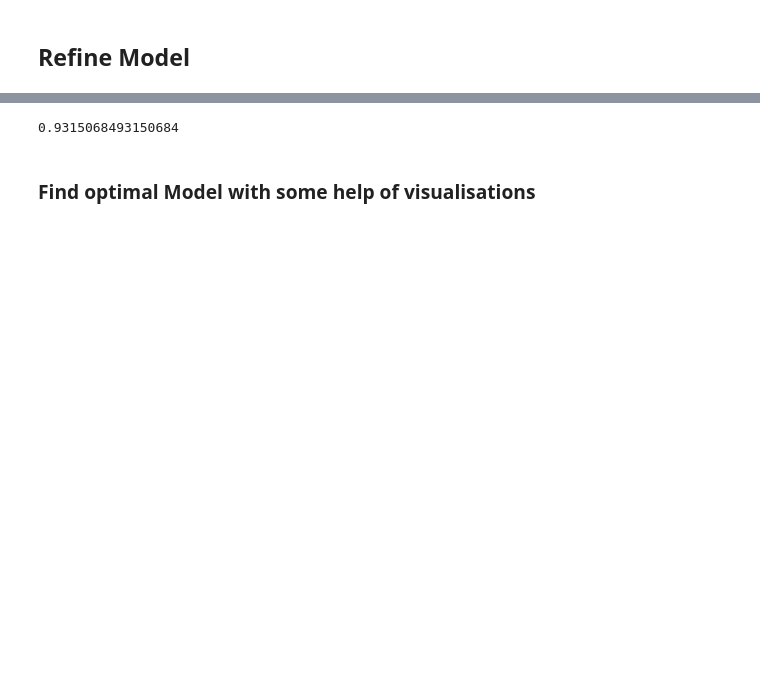
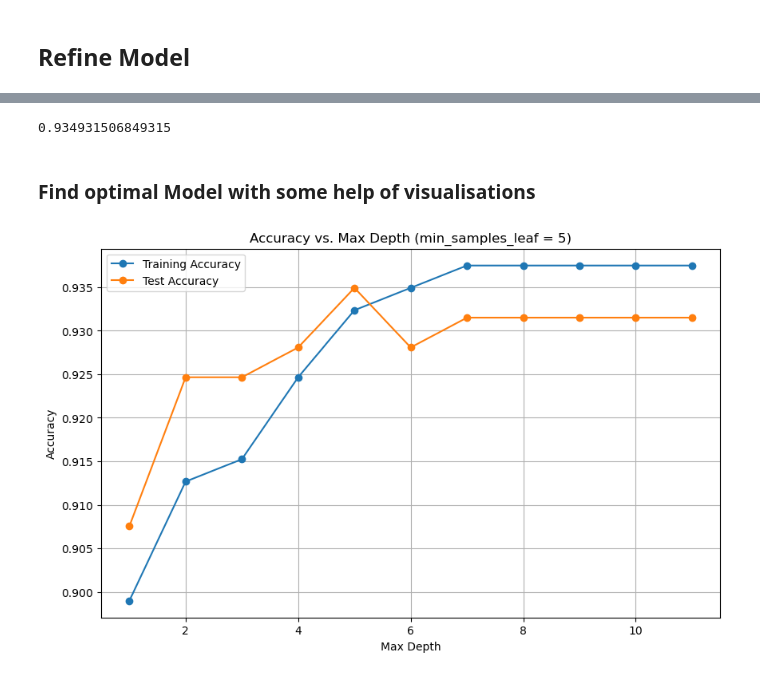
Before and after one commit to MerleSt/HousingPrices, a Jupyter notebook: Notebooks/data_exploration.ipynb, the cells around one changed output, grey strips where cells are left out. Drawn from its saved outputs; the diff is of its cells as text; code cells hidden in the pictures; blank space fills up the shorter version.

```diff
--- a/Notebooks/data_exploration.ipynb
+++ b/Notebooks/data_exploration.ipynb
@@ -237,9 +249,9 @@ accuracy_score(y_true = y_train,
-# %%
-y_pred_tree_test = my_pruned_tree.predict(X_test)
-accuracy_score(y_true = y_test,
-               y_pred = y_pred_tree_test
-              )
-# %% [output]
-0.9315068493150684
+# %%
+y_pred_tree_test = my_pruned_tree.predict(X_test)
+accuracy_score(y_true = y_test,
+               y_pred = y_pred_tree_test
+              )
+# %% [output]
+0.934931506849315
 # %% [markdown]
 ### Find optimal Model with some help of visualisations
@@ -247,0 +258,35 @@ print('This worked!')
+# %%
+columns=['accuracy_train', 'accuracy_test', 'max_depth', 'max_leaf']
+results = pd.DataFrame(columns=columns)
+for i in range(1,12):
+    for j in range(1,12):
+        my_pruned_tree = DecisionTreeClassifier(max_depth=i, min_samples_leaf=j, random_state=42)
+        my_pruned_tree.fit(X = X_train,y = y_train)
+        y_pred_tree_train = my_pruned_tree.predict(X_train)
+        acc_train = accuracy_score(y_true = y_train, y_pred = y_pred_tree_train)
+        y_pred_tree_test = my_pruned_tree.predict(X_test)
+        acc_test = accuracy_score(y_true = y_test, y_pred = y_pred_tree_test)
+        new_row = pd.DataFrame({
+            'accuracy_train': [acc_train],
+            'accuracy_test': [acc_test],
+            'max_depth': [i],
+            'min_samples_leaf': [j]
+        })
+        results = pd.concat([results, new_row], ignore_index=True)
+# %%
+subset = results[results['min_samples_leaf'] == 8]
+
+plt.figure(figsize=(10,6))
+
+# Plotting training and test accuracy
+plt.plot(subset['max_depth'], subset['accuracy_train'], '-o', label='Training Accuracy')
+plt.plot(subset['max_depth'], subset['accuracy_test'], '-o', label='Test Accuracy')
+
+plt.title('Accuracy vs. Max Depth (min_samples_leaf = 5)')
+plt.xlabel('Max Depth')
+plt.ylabel('Accuracy')
+plt.legend()
+plt.grid(True)
+plt.show()
+# %% [output]
+[figure, added]
```
Also changed, not shown: parts of 24 cells of this notebook.
